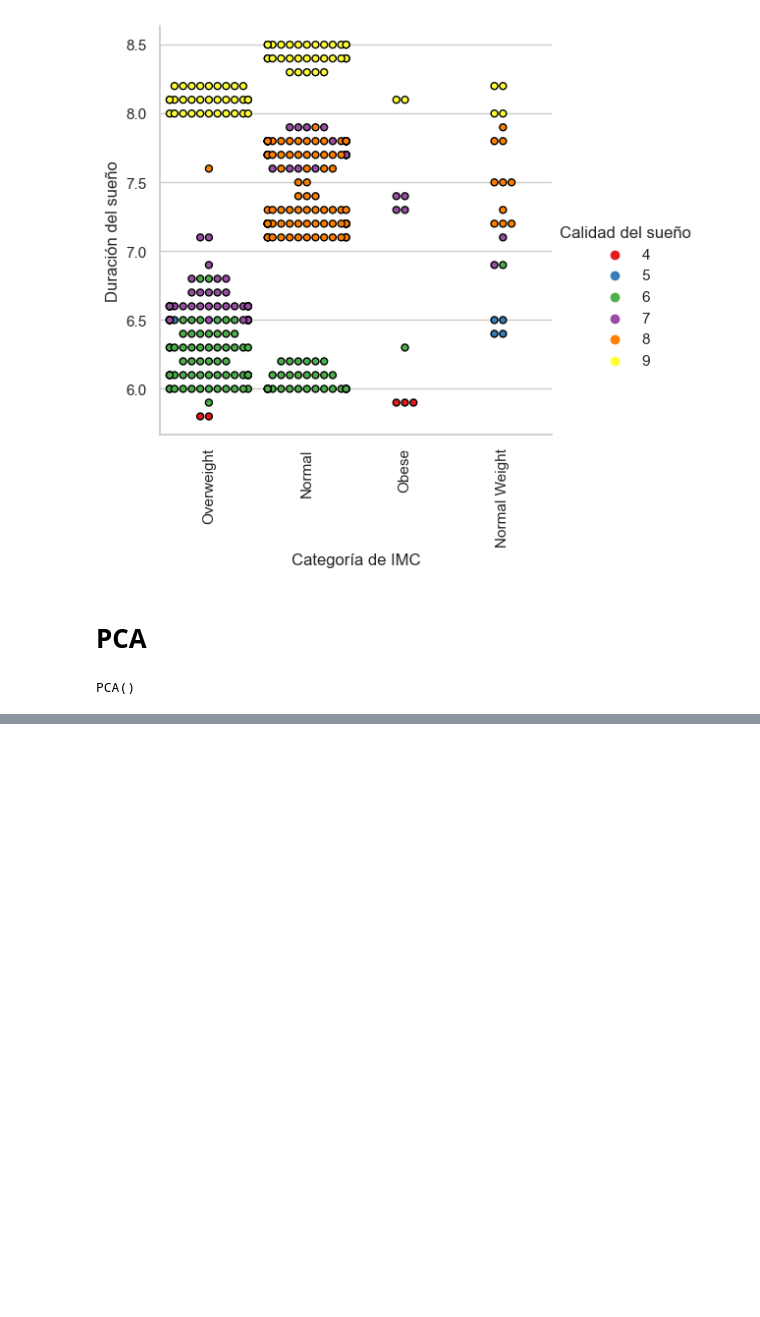
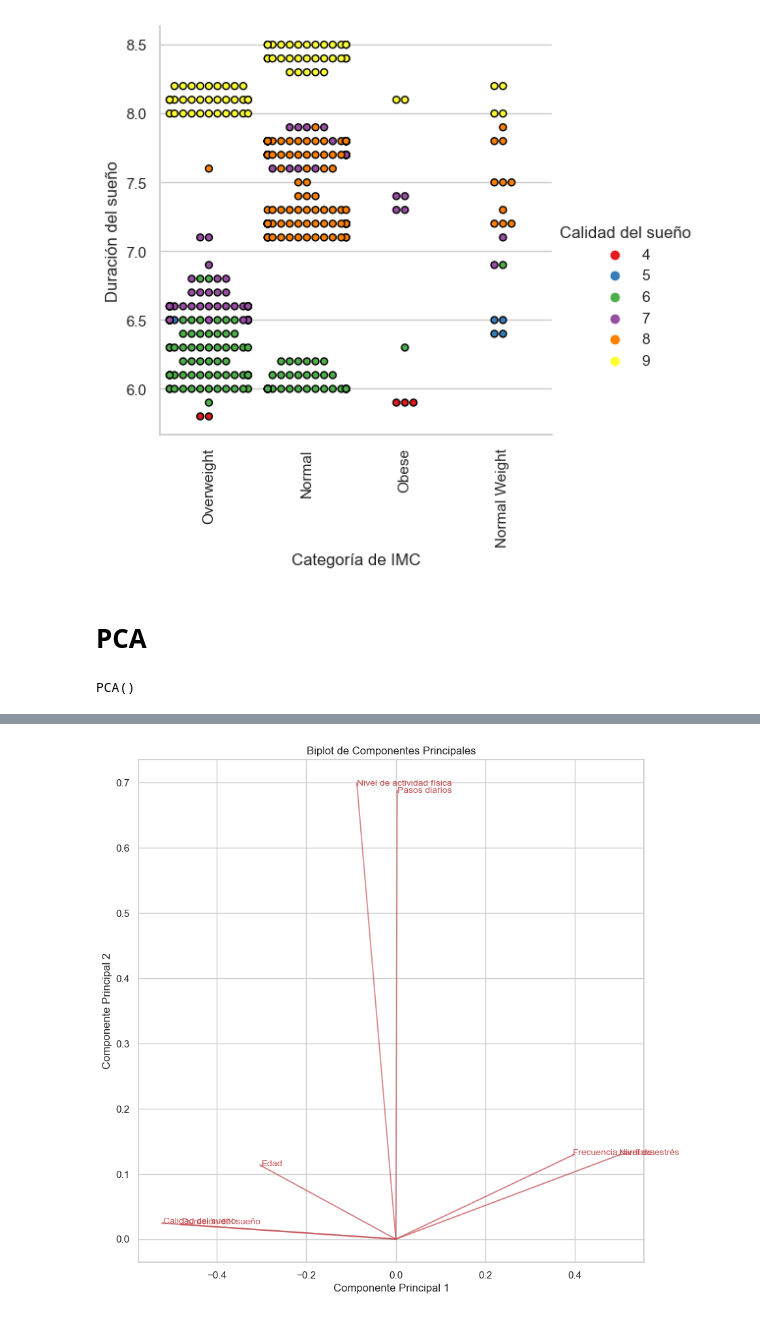
Before and after one commit to noelibaeza/cienciaDatos, a Jupyter notebook: salud_sueño.ipynb, the cells around one changed output, grey strips where cells are left out. Cells and saved outputs as stored; diff of their text form; code cells hidden in the pictures; blank space fills up the shorter version.

Commit message:
biplot

```diff
--- a/salud_sueño.ipynb
+++ b/salud_sueño.ipynb
@@ -469,0 +489,21 @@ plt.show()
+# %%
+fig, ax = plt.subplots(figsize=(10, 10))
+
+# # Graficar las muestras
+# ax.scatter(X[:, 0], X[:, 1], color='b')
+
+# Agregar las proyecciones de las variables
+for i, (x, y) in enumerate(componentes_principales[:2, :].T):
+    ax.arrow(0, 0, x, y, color='r', alpha=0.5)
+    ax.text(x, y, data_transformado.columns[i], color='r', fontsize=10)
+
+# Configurar los ejes y etiquetas
+ax.set_xlabel('Componente Principal 1')
+ax.set_ylabel('Componente Principal 2')
+ax.set_title('Biplot de Componentes Principales')
+
+plt.savefig('biplot3.png')
+plt.grid(True)
+plt.show()
+# %% [output]
+[figure, added]
```
Also changed, not shown: parts of 14 cells of this notebook, 4 other files.
